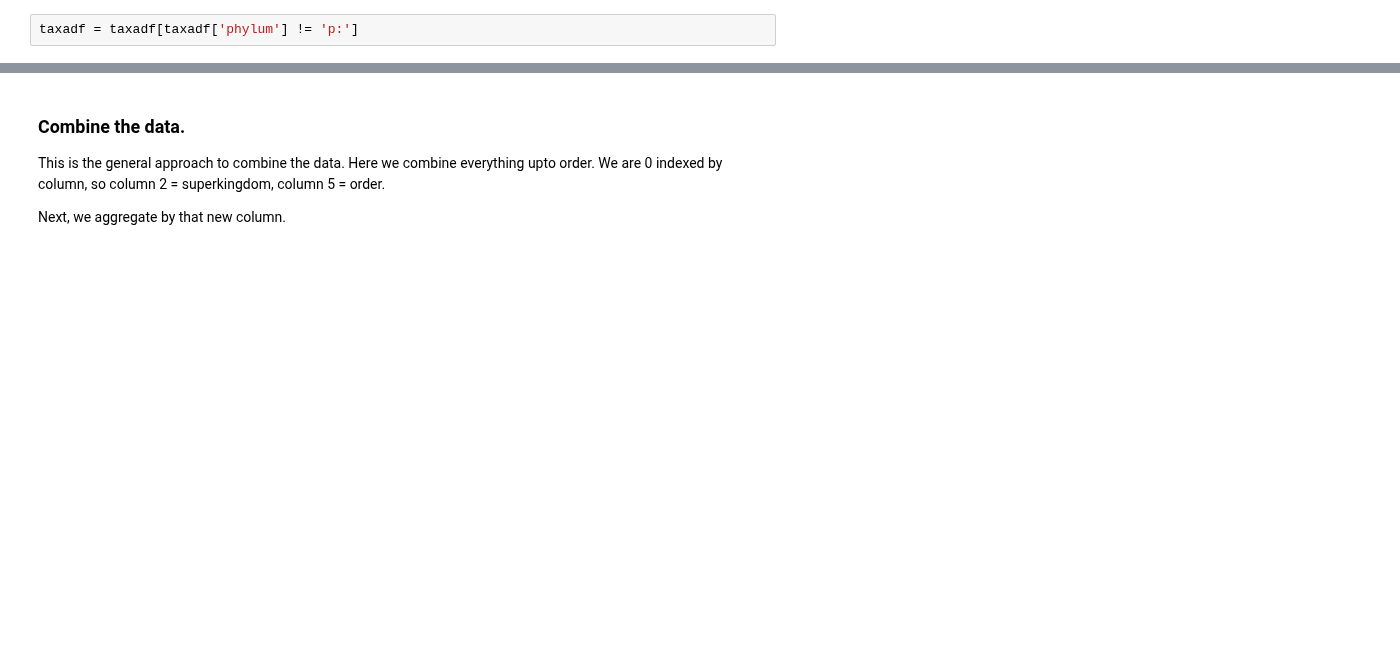
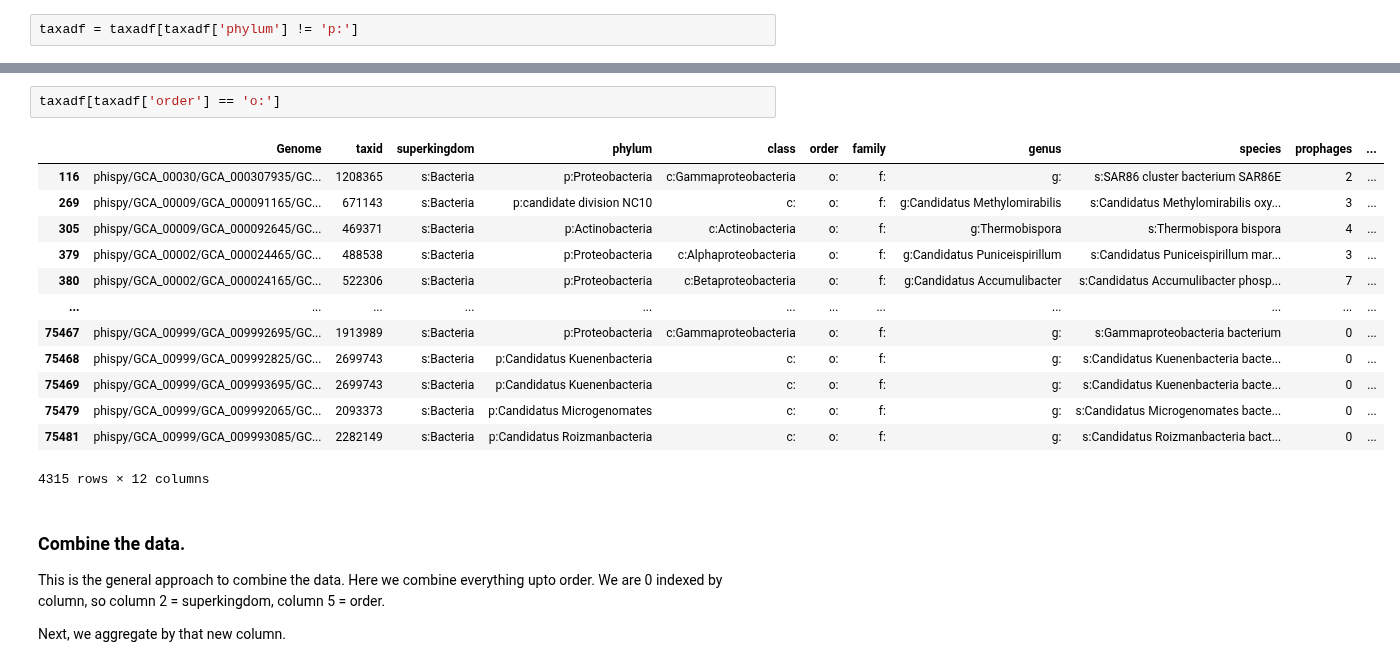
Before and after one commit to linsalrob/PhispyAnalysis, a Jupyter notebook: DataAnalysis/merged_taxonomy.ipynb, the cells around one changed output, grey strips where cells are left out. Drawn from its saved outputs; the diff is of its cells as text; blank space fills up the shorter version.

```diff
--- a/DataAnalysis/merged_taxonomy.ipynb
+++ b/DataAnalysis/merged_taxonomy.ipynb
@@ -53,3 +72,19 @@ taxadf = taxadf[taxadf['phylum'] != 'p:']
+# %%
+taxadf[taxadf['order'] == 'o:']
+# %% [output]
+|  | Genome | taxid | superkingdom | phylum | class | order | family | genus | species | prophages | ... |
+| 116 | phispy/GCA_00030/GCA_000307935/GC... | 1208365 | s:Bacteria | p:Proteobacteria | c:Gammaproteobacteria | o: | f: | g: | s:SAR86 cluster bacterium SAR86E | 2 | ... |
+| 269 | phispy/GCA_00009/GCA_000091165/GC... | 671143 | s:Bacteria | p:candidate division NC10 | c: | o: | f: | g:Candidatus Methylomirabilis | s:Candidatus Methylomirabilis oxy... | 3 | ... |
+| 305 | phispy/GCA_00009/GCA_000092645/GC... | 469371 | s:Bacteria | p:Actinobacteria | c:Actinobacteria | o: | f: | g:Thermobispora | s:Thermobispora bispora | 4 | ... |
+| 379 | phispy/GCA_00002/GCA_000024465/GC... | 488538 | s:Bacteria | p:Proteobacteria | c:Alphaproteobacteria | o: | f: | g:Candidatus Puniceispirillum | s:Candidatus Puniceispirillum mar... | 3 | ... |
+| 380 | phispy/GCA_00002/GCA_000024165/GC... | 522306 | s:Bacteria | p:Proteobacteria | c:Betaproteobacteria | o: | f: | g:Candidatus Accumulibacter | s:Candidatus Accumulibacter phosp... | 7 | ... |
+| ... | ... | ... | ... | ... | ... | ... | ... | ... | ... | ... | ... |
+| 75467 | phispy/GCA_00999/GCA_009992695/GC... | 1913989 | s:Bacteria | p:Proteobacteria | c:Gammaproteobacteria | o: | f: | g: | s:Gammaproteobacteria bacterium | 0 | ... |
+| 75468 | phispy/GCA_00999/GCA_009992825/GC... | 2699743 | s:Bacteria | p:Candidatus Kuenenbacteria | c: | o: | f: | g: | s:Candidatus Kuenenbacteria bacte... | 0 | ... |
+| 75469 | phispy/GCA_00999/GCA_009993695/GC... | 2699743 | s:Bacteria | p:Candidatus Kuenenbacteria | c: | o: | f: | g: | s:Candidatus Kuenenbacteria bacte... | 0 | ... |
+| 75479 | phispy/GCA_00999/GCA_009992065/GC... | 2093373 | s:Bacteria | p:Candidatus Microgenomates | c: | o: | f: | g: | s:Candidatus Microgenomates bacte... | 0 | ... |
+| 75481 | phispy/GCA_00999/GCA_009993085/GC... | 2282149 | s:Bacteria | p:Candidatus Roizmanbacteria | c: | o: | f: | g: | s:Candidatus Roizmanbacteria bact... | 0 | ... |
+4315 rows × 12 columns
 # %% [markdown]
 ### Combine the data.
 
```
Also changed, not shown: parts of 19 cells of this notebook, 2 other files.
